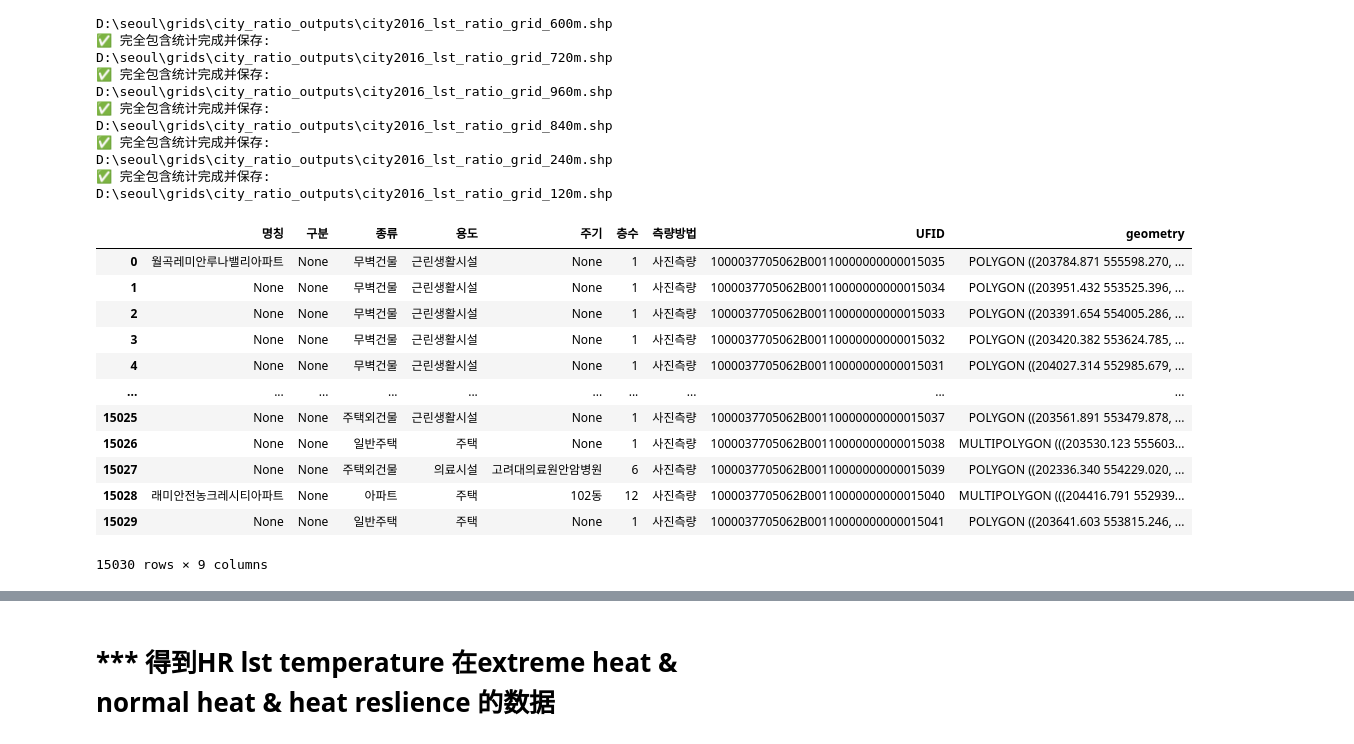
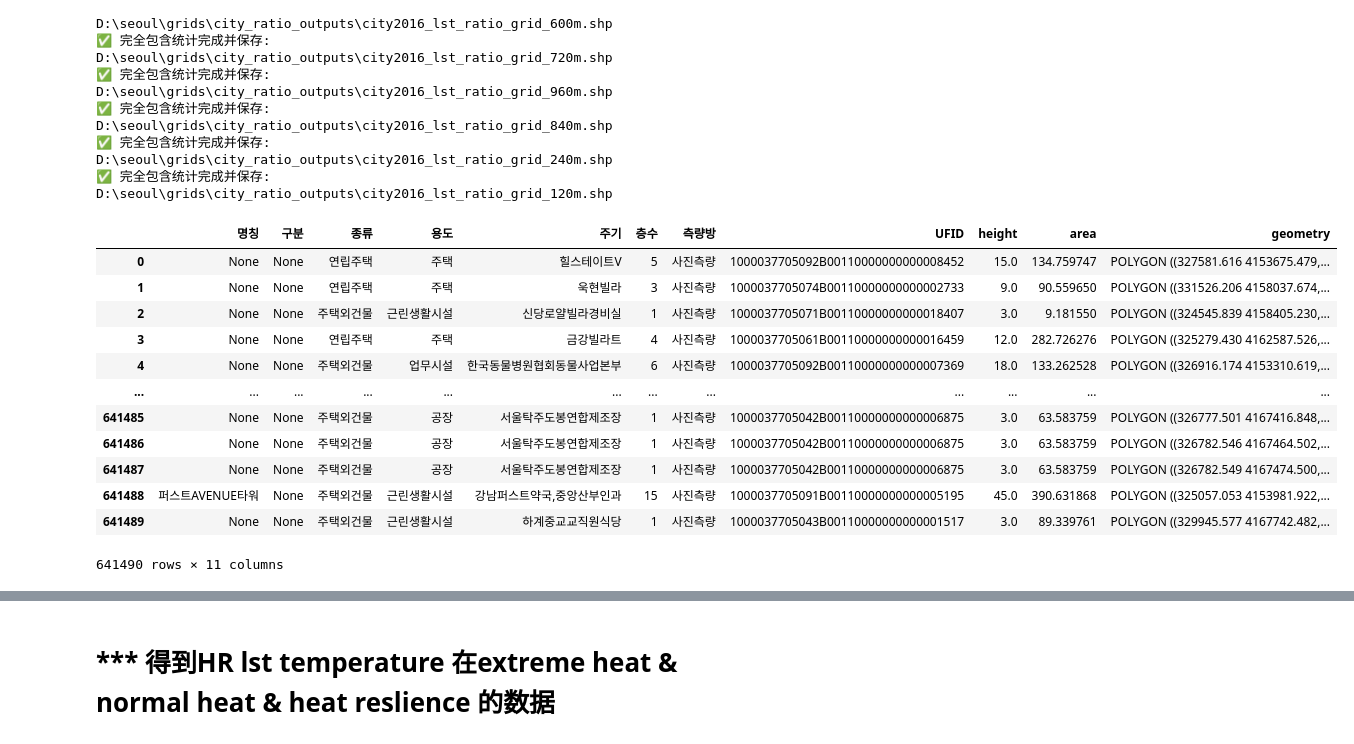
Before and after one commit to LiliLIN0324/seoul, a Jupyter notebook: seoul_work_flow_air_tem.ipynb, the cells around one changed output, grey strips where cells are left out. Cells and saved outputs as stored; diff of their text form; code cells hidden in the pictures.

```diff
--- a/seoul_work_flow_air_tem.ipynb
+++ b/seoul_work_flow_air_tem.ipynb
@@ -821,23 +821,23 @@ with ThreadPoolExecutor(max_workers=4) as executor:
 # %%
 import geopandas as gpd
 
-file = r'D:\seoul\Final_data\building\Raw_data\N1A_B0010000.shp'
+file = r'D:\seoul\c_data\a_building\final\18-3.Fin_building height\18-3.Fin_building height.shp'
 data = gpd.read_file(file)
 data
 # %% [output]
-|  | 명칭 | 구분 | 종류 | 용도 | 주기 | 층수 | 측량방법 | UFID | geometry |
-| 0 | 월곡레미안루나밸리아파트 | None | 무벽건물 | 근린생활시설 | None | 1 | 사진측량 | 1000037705062B00110000000000015035 | POLYGON ((203784.871 555598.270, ... |
-| 1 | None | None | 무벽건물 | 근린생활시설 | None | 1 | 사진측량 | 1000037705062B00110000000000015034 | POLYGON ((203951.432 553525.396, ... |
-| 2 | None | None | 무벽건물 | 근린생활시설 | None | 1 | 사진측량 | 1000037705062B00110000000000015033 | POLYGON ((203391.654 554005.286, ... |
-| 3 | None | None | 무벽건물 | 근린생활시설 | None | 1 | 사진측량 | 1000037705062B00110000000000015032 | POLYGON ((203420.382 553624.785, ... |
-| 4 | None | None | 무벽건물 | 근린생활시설 | None | 1 | 사진측량 | 1000037705062B00110000000000015031 | POLYGON ((204027.314 552985.679, ... |
-| ... | ... | ... | ... | ... | ... | ... | ... | ... | ... |
-| 15025 | None | None | 주택외건물 | 근린생활시설 | None | 1 | 사진측량 | 1000037705062B00110000000000015037 | POLYGON ((203561.891 553479.878, ... |
-| 15026 | None | None | 일반주택 | 주택 | None | 1 | 사진측량 | 1000037705062B00110000000000015038 | MULTIPOLYGON (((203530.123 555603... |
-| 15027 | None | None | 주택외건물 | 의료시설 | 고려대의료원안암병원 | 6 | 사진측량 | 1000037705062B00110000000000015039 | POLYGON ((202336.340 554229.020, ... |
-| 15028 | 래미안전농크레시티아파트 | None | 아파트 | 주택 | 102동 | 12 | 사진측량 | 1000037705062B00110000000000015040 | MULTIPOLYGON (((204416.791 552939... |
-| 15029 | None | None | 일반주택 | 주택 | None | 1 | 사진측량 | 1000037705062B00110000000000015041 | POLYGON ((203641.603 553815.246, ... |
+|  | 명칭 | 구분 | 종류 | 용도 | 주기 | 층수 | 측량방 | UFID | height | area | geometry |
+| 0 | None | None | 연립주택 | 주택 | 힐스테이트V | 5 | 사진측량 | 1000037705092B00110000000000008452 | 15.0 | 134.759747 | POLYGON ((327581.616 4153675.479,... |
+| 1 | None | None | 연립주택 | 주택 | 욱현빌라 | 3 | 사진측량 | 1000037705074B00110000000000002733 | 9.0 | 90.559650 | POLYGON ((331526.206 4158037.674,... |
+| 2 | None | None | 주택외건물 | 근린생활시설 | 신당로얄빌라경비실 | 1 | 사진측량 | 1000037705071B00110000000000018407 | 3.0 | 9.181550 | POLYGON ((324545.839 4158405.230,... |
+| 3 | None | None | 연립주택 | 주택 | 금강빌라트 | 4 | 사진측량 | 1000037705061B00110000000000016459 | 12.0 | 282.726276 | POLYGON ((325279.430 4162587.526,... |
+| 4 | None | None | 주택외건물 | 업무시설 | 한국동물병원협회동물사업본부 | 6 | 사진측량 | 1000037705092B00110000000000007369 | 18.0 | 133.262528 | POLYGON ((326916.174 4153310.619,... |
+| ... | ... | ... | ... | ... | ... | ... | ... | ... | ... | ... | ... |
+| 641485 | None | None | 주택외건물 | 공장 | 서울탁주도봉연합제조장 | 1 | 사진측량 | 1000037705042B00110000000000006875 | 3.0 | 63.583759 | POLYGON ((326777.501 4167416.848,... |
+| 641486 | None | None | 주택외건물 | 공장 | 서울탁주도봉연합제조장 | 1 | 사진측량 | 1000037705042B00110000000000006875 | 3.0 | 63.583759 | POLYGON ((326782.546 4167464.502,... |
+| 641487 | None | None | 주택외건물 | 공장 | 서울탁주도봉연합제조장 | 1 | 사진측량 | 1000037705042B00110000000000006875 | 3.0 | 63.583759 | POLYGON ((326782.549 4167474.500,... |
+| 641488 | 퍼스트AVENUE타워 | None | 주택외건물 | 근린생활시설 | 강남퍼스트약국,중앙산부인과 | 15 | 사진측량 | 1000037705091B00110000000000005195 | 45.0 | 390.631868 | POLYGON ((325057.053 4153981.922,... |
+| 641489 | None | None | 주택외건물 | 근린생활시설 | 하계중교교직원식당 | 1 | 사진측량 | 1000037705043B00110000000000001517 | 3.0 | 89.339761 | POLYGON ((329945.577 4167742.482,... |
-15030 rows × 9 columns
+641490 rows × 11 columns
 # %%
 print(data["종류"].unique())
 print(data["종류"].value_counts())
```
Also changed, not shown: parts of 13 cells of this notebook, 24 other files.
